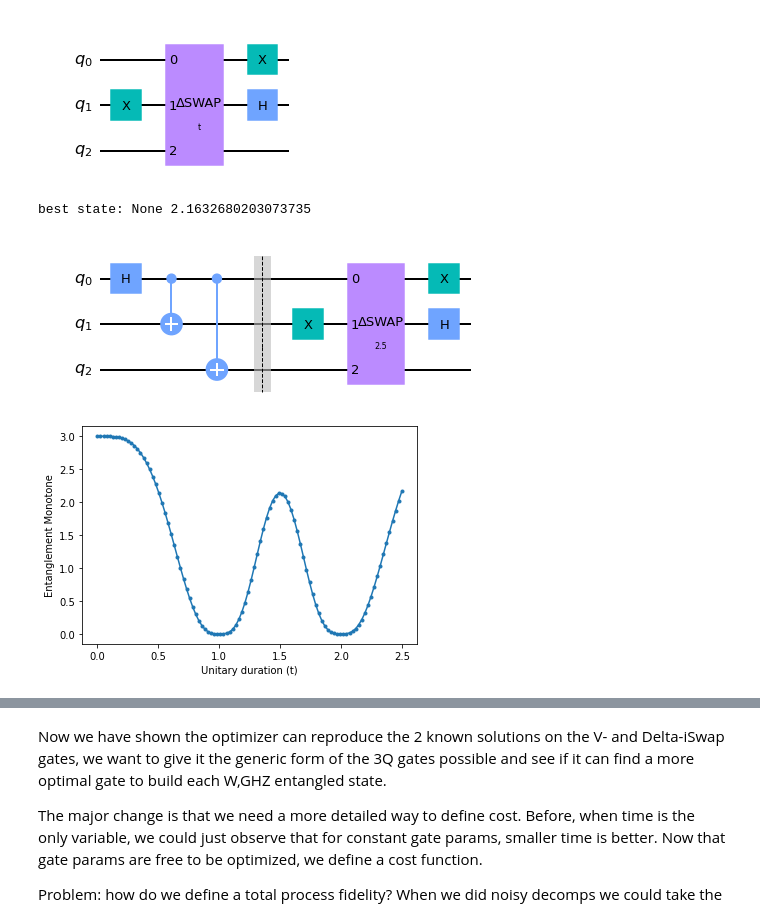
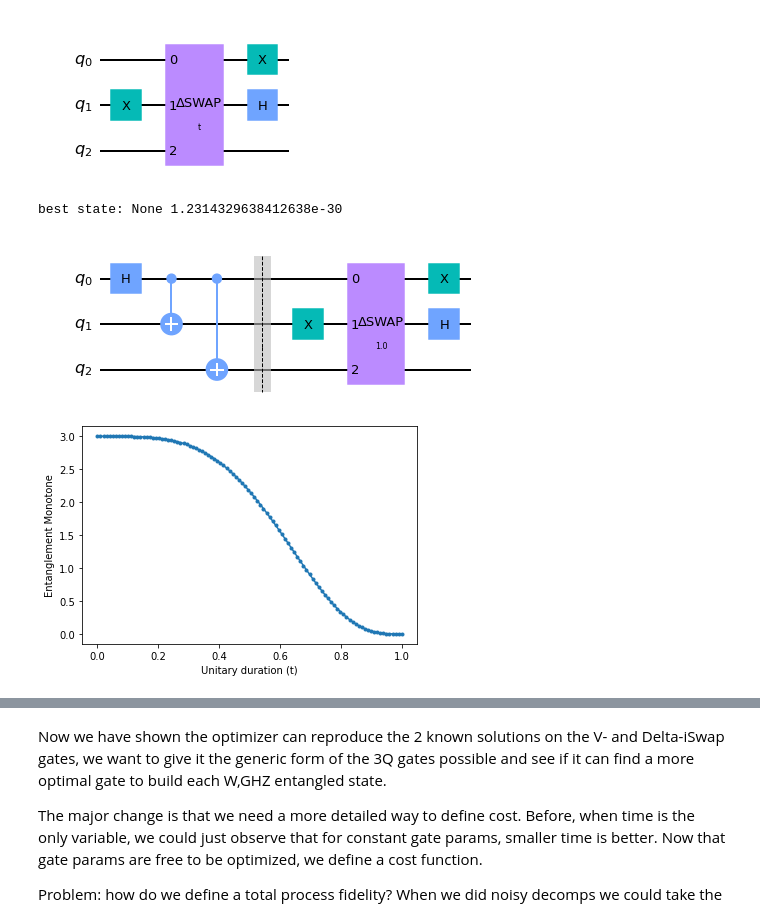
Before and after one commit to Pitt-JonesLab/slam_decomposition, a Jupyter notebook: src/scripts/entropy-entanglement.ipynb, the cells around one changed output, grey strips where cells are left out. Cells and saved outputs as stored; diff of their text form; code cells hidden in the pictures.

```diff
--- a/src/scripts/entropy-entanglement.ipynb
+++ b/src/scripts/entropy-entanglement.ipynb
@@ -252,7 +254,7 @@ from qiskit.quantum_info import mutual_information, Statevector, partial_trace,
 from src.basisv2 import CircuitTemplateV2
 from src.utils.custom_gates import VSwap
 basis = CircuitTemplateV2(n_qubits=3, base_gates = [VSwap], edge_params=[[(0,1,2)]])
-basis.build(1)
-basis.spanning_range = range(1,2)
+basis.build(2)
+basis.spanning_range = range(2,3)
 basis.circuit.draw(output='mpl')
 # %% [output]
@@ -260,6 +262,7 @@ basis.circuit.draw(output='mpl')
 # %%
 ub = 0.61
 basis.add_bound("Q0", min=0, max=ub)
+basis.add_bound("Q1", min=0, max=ub)
 # %%
 from src.cost_function import MutualInformation, MutualInformationSquare, BasicCostInverse
 objective = MutualInformation(state='w')
@@ -511,8 +537,9 @@ qc_test2.draw(output='mpl')
 # %%
 temp_objective = objective2
 temp_objective = MutualInformationSquare(state='ghz')
-foo_plot4(qc_test2, cost_function=temp_objective, t_max=2.5)[0].draw(output='mpl')
+bb = foo_plot4(qc_test2, cost_function=temp_objective, t_max=1)[0]
+bb.draw(output='mpl', filename='test.svg')
 # %% [output]
-best state: None 2.1632680203073735
+best state: None 1.2314329638412638e-30
 [figure]
-[figure, old version]
+[figure, new version]
```
Also changed, not shown: parts of 17 cells of this notebook, 14 other files.
